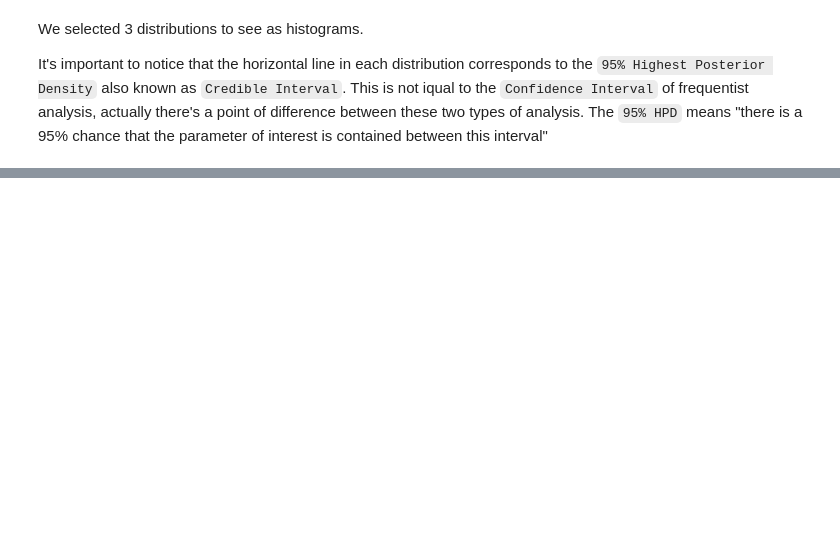
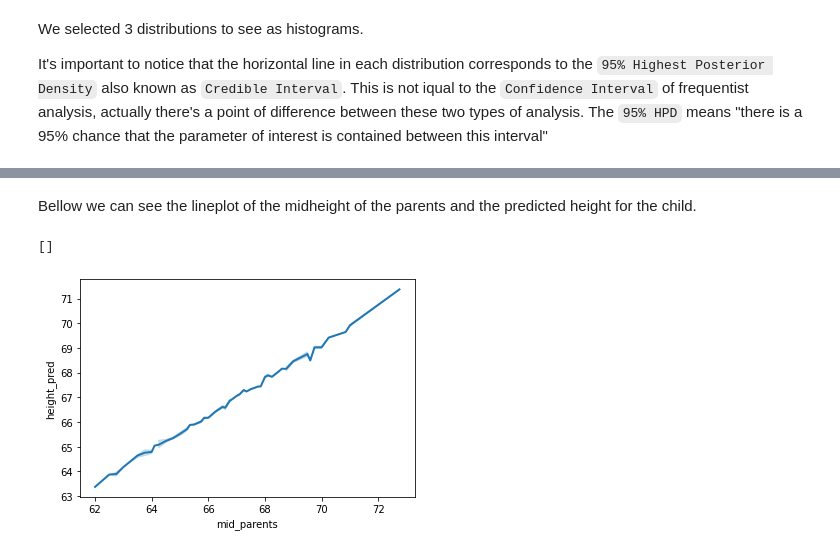
Before and after one commit to elisiojsj/Data-Science, a Jupyter notebook: Galton_Height-analysis.ipynb, the cells around one changed output, grey strips where cells are left out. Drawn from its saved outputs; the diff is of its cells as text; code cells hidden in the pictures; blank space fills up the shorter version.

```diff
--- a/Galton_Height-analysis.ipynb
+++ b/Galton_Height-analysis.ipynb
@@ -204,0 +223,9 @@ array([<matplotlib.axes._subplots.AxesSubplot object at 0x...>,
+# %%
+a = az.summary(burned_trace)['mean']['a']
+b = az.summary(burned_trace)['mean']['b']
+c = az.summary(burned_trace)['mean']['c']
+d = az.summary(burned_trace)['mean']['d']
+
+df['height_pred'] = a*df['father'] + b*df['mother'] + c*df['gender'] + d
+# %%
+df['mid_parents'] = (df['mother']+df['father'])/2
@@ -204,0 +241,9 @@ array([<matplotlib.axes._subplots.AxesSubplot object at 0x...>,
+# %% [markdown]
+Bellow we can see the lineplot of the midheight of the parents and the predicted height for the child.
+# %%
+# lineplot
+sns.lineplot(x=df['mid_parents'], y=df['height_pred'], sort=True, lw=2)
+plt.plot()
+# %% [output]
+[]
+[figure, added]
```
Also changed, not shown: parts of 14 cells of this notebook.
